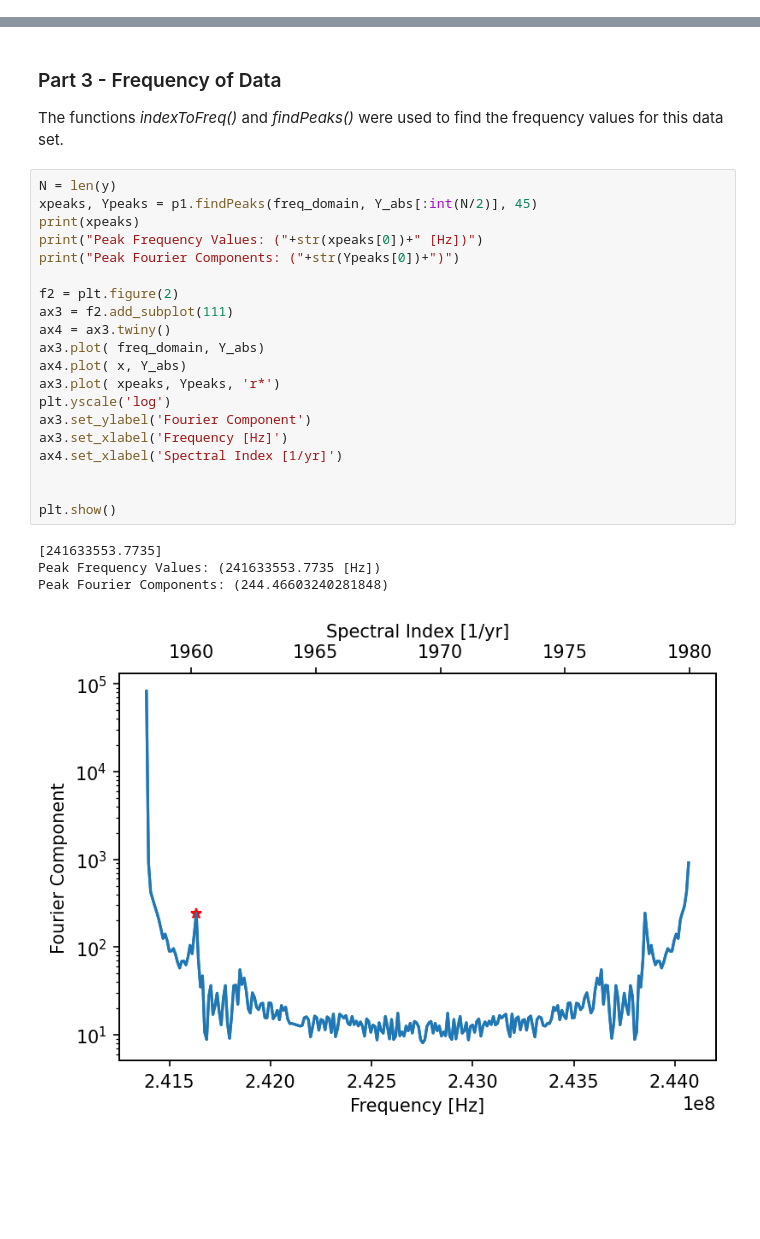
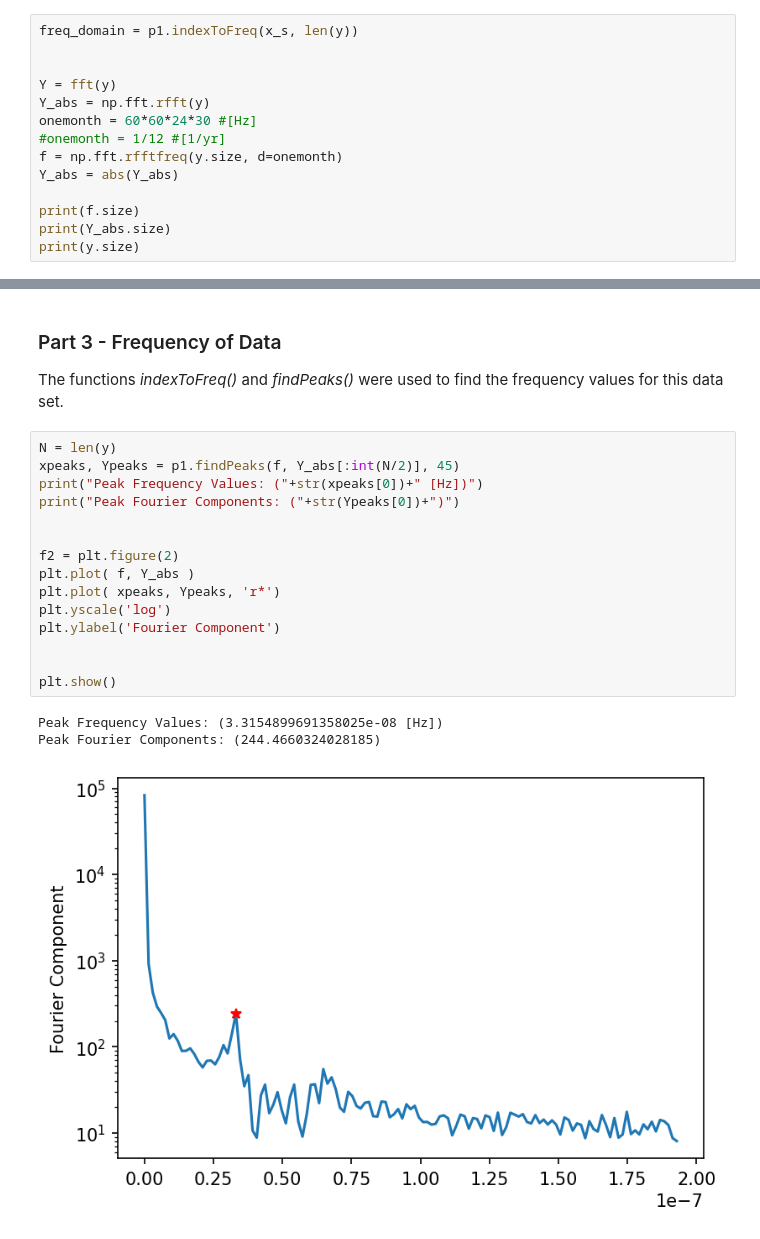
Before and after one commit to ubsuny/homework1-nvidia-jetson, a Jupyter notebook: Problem1.ipynb, the cells around one changed output, grey strips where cells are left out. Cells and saved outputs as stored; diff of their text form; blank space fills up the shorter version.

Commit message:
Fixing frequency issues

```diff
--- a/Problem1.ipynb
+++ b/Problem1.ipynb
@@ -65,0 +61,14 @@ Y_abs = abs(Y)
+# %%
+freq_domain = p1.indexToFreq(x_s, len(y))
+
+
+Y = fft(y)
+Y_abs = np.fft.rfft(y)
+onemonth = 60*60*24*30 #[Hz]
+#onemonth = 1/12 #[1/yr]
+f = np.fft.rfftfreq(y.size, d=onemonth)
+Y_abs = abs(Y_abs)
+
+print(f.size)
+print(Y_abs.size)
+print(y.size)
@@ -69,26 +82,20 @@ Y_abs = abs(Y)
 The functions *indexToFreq()* and *findPeaks()* were used to find the frequency values for this data set.
 # %%
 N = len(y)
-xpeaks, Ypeaks = p1.findPeaks(freq_domain, Y_abs[:int(N/2)], 45)
-print(xpeaks)
+xpeaks, Ypeaks = p1.findPeaks(f, Y_abs[:int(N/2)], 45)
 print("Peak Frequency Values: ("+str(xpeaks[0])+" [Hz])")
 print("Peak Fourier Components: ("+str(Ypeaks[0])+")")
 
+
 f2 = plt.figure(2)
-ax3 = f2.add_subplot(111)
-ax4 = ax3.twiny()
-ax3.plot( freq_domain, Y_abs)
-ax4.plot( x, Y_abs)
-ax3.plot( xpeaks, Ypeaks, 'r*')
+plt.plot( f, Y_abs )
+plt.plot( xpeaks, Ypeaks, 'r*')
 plt.yscale('log')
-ax3.set_ylabel('Fourier Component')
-ax3.set_xlabel('Frequency [Hz]')
-ax4.set_xlabel('Spectral Index [1/yr]')
+plt.ylabel('Fourier Component')
 
 
 plt.show()
 # %% [output]
-[241633553.7735]
-Peak Frequency Values: (241633553.7735 [Hz])
-Peak Fourier Components: (244.46603240281848)
+Peak Frequency Values: (3.3154899691358025e-08 [Hz])
+Peak Fourier Components: (244.4660324028185)
-[figure, old version]
+[figure, new version]
```
Also changed, not shown: parts of 3 cells of this notebook.
